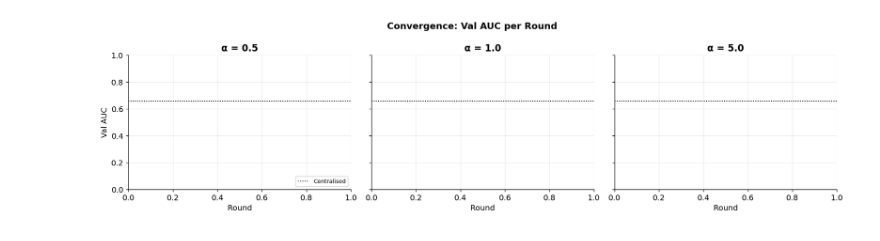
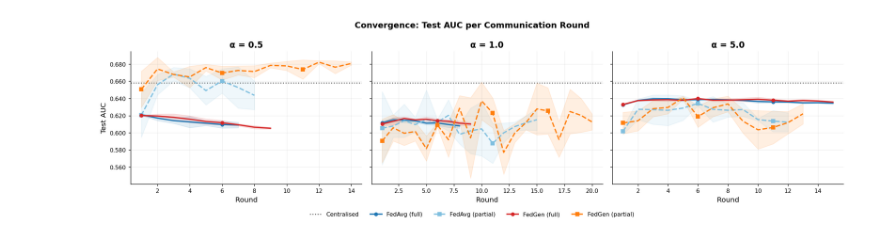
Before and after one commit to SrMallol2/Federated-Learning-Under-Data-Heterogeneity-for-Real-Applications-in-Multiple-Domains, a Jupyter notebook: Practices/Use Case 1 (Health)/04_Results/04_Results.ipynb, the cells around one changed output. Drawn from its saved outputs; the diff is of its cells as text; code cells hidden in the pictures.

```diff
--- a/Practices/Use Case 1 (Health)/04_Results/04_Results.ipynb
+++ b/Practices/Use Case 1 (Health)/04_Results/04_Results.ipynb
@@ -85,42 +74,58 @@ Warning: Missing file ../02_FedAvg/results/alpha_5.0/seed_7/fedgen_partial.json
 Results loaded.
 # %%
-# Cell 2 — Figure 1: AUC vs Rounds (convergence curves)
-# One subplot per alpha, all four variants + centralized reference line.
+# Figure 1: Test AUC vs Communication Rounds
+# One column per alpha. Markers every 5 rounds prevent confusion between
+# solid and dashed lines when printed in grayscale.
 
-fig, axes = plt.subplots(1, len(ALPHA_SWEEP), figsize=(5 * len(ALPHA_SWEEP), 4),
+MARKER_EVERY = 5
+
+fig, axes = plt.subplots(1, len(ALPHA_SWEEP),
+                         figsize=(5.5 * len(ALPHA_SWEEP), 4.2),
                          sharey=True)
-fig.suptitle('Convergence: Val AUC per Round', fontweight='bold', fontsize=13)
+fig.suptitle('Convergence: Test AUC per Communication Round',
+             fontweight='bold', fontsize=13)
 
 for ax, alpha in zip(axes, ALPHA_SWEEP):
-    ax.axhline(CENTRALIZED_AUC, color='black', linestyle=':', linewidth=1.2,
-               label='Centralised')
+    ax.axhline(CENTRALIZED_AUC, color='#555555', linestyle=':',
+               linewidth=1.5, label='Centralised', zorder=1)
 
     for vname, vinfo in VARIANTS.items():
         d = results[alpha][vname]
         if not d['histories']:
             continue
-        # Pad shorter runs to the same length, then mean ± std
         max_len = max(len(h) for h in d['histories'])
         padded  = [h + [h[-1]] * (max_len - len(h)) for h in d['histories']]
-        vals    = np.array([[step['val'] for step in h] for h in padded])
+        vals    = np.array([[step['test'] for step in h] for h in padded])
         mean, std = vals.mean(0), vals.std(0)
+        rounds = np.arange(1, max_len + 1)
 
-        rounds = range(1, max_len + 1)
-        ax.plot(rounds, mean, color=vinfo['color'], ls=vinfo['ls'],
-                linewidth=2, label=vinfo['label'])
+        # Shaded std band drawn first (behind the line)
         ax.fill_between(rounds, mean - std, mean + std,
-                        color=vinfo['color'], alpha=0.15)
+                        color=vinfo['color'], alpha=0.12, zorder=2)
+        # Main line with periodic markers
+        ax.plot(rounds, mean,
+                color=vinfo['color'], ls=vinfo['ls'], linewidth=2,
+                marker=vinfo['marker'], markevery=MARKER_EVERY,
+                markersize=5, label=vinfo['label'], zorder=3)
 
     ax.set_title(f'α = {alpha}', fontweight='bold')
     ax.set_xlabel('Round')
-    if ax == axes[0]:
-        ax.set_ylabel('Val AUC')
-        ax.legend(fontsize=8, loc='lower right')
-    ax.grid(alpha=0.25)
+    ax.tick_params(axis='both', labelsize=9)
+    ax.grid(alpha=0.2, zorder=0)
+    ax.yaxis.set_major_formatter(mticker.FormatStrFormatter('%.3f'))
+
+axes[0].set_ylabel('Test AUC')
+
+# Single shared legend below all subplots
+handles, labels = axes[0].get_legend_handles_labels()
+fig.legend(handles, labels, loc='lower center', ncol=len(VARIANTS) + 1,
+           fontsize=9, frameon=False,
+           bbox_to_anchor=(0.5, -0.06))
 
 plt.tight_layout()
-plt.savefig('figures/fig1_convergence_rounds.png', bbox_inches='tight')
+plt.savefig('figures/fig1_convergence_rounds.png',
+            dpi=150, bbox_inches='tight')
 plt.show()
 # %% [output]
-[figure, old version]
+[figure, new version]
 # %%
```
Also changed, not shown: parts of 5 cells of this notebook, 47 other files.
